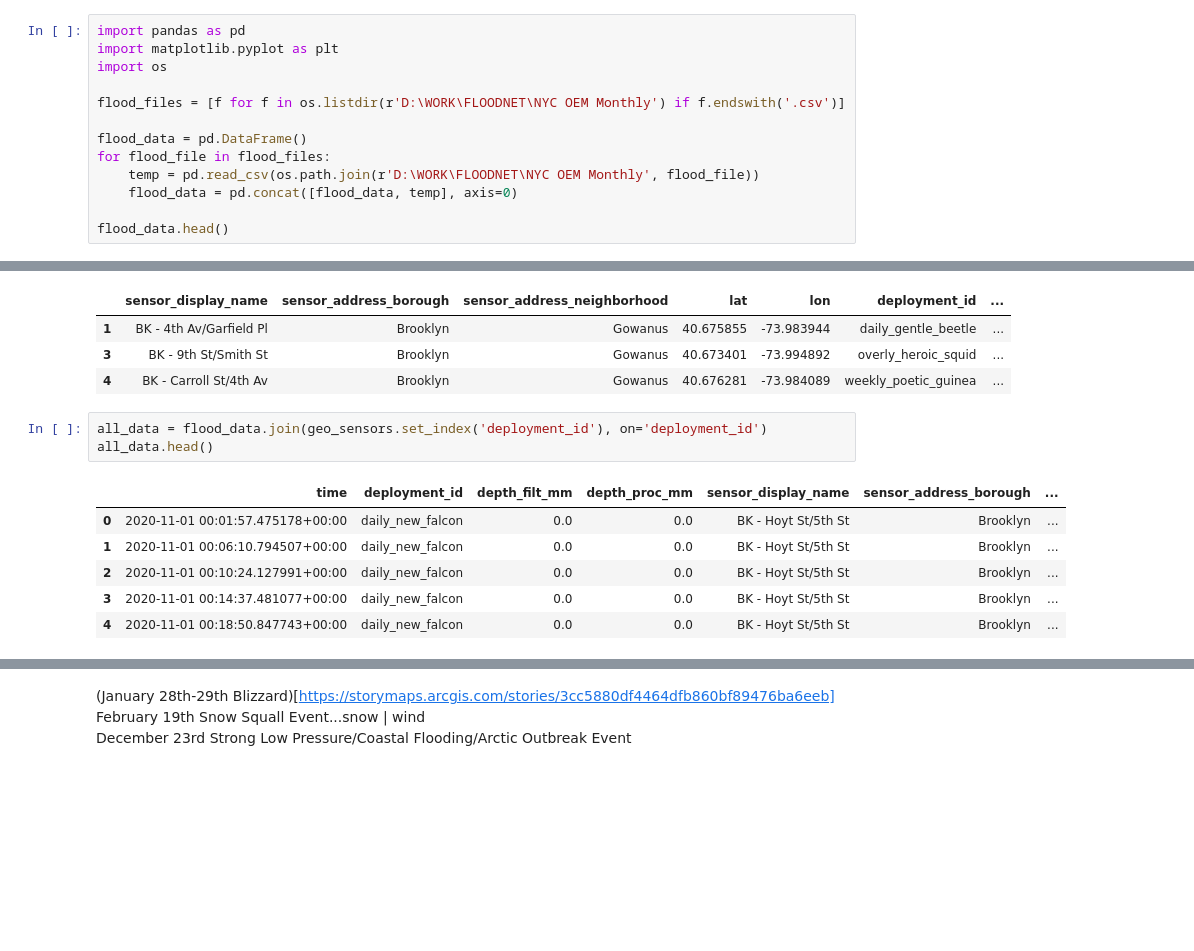
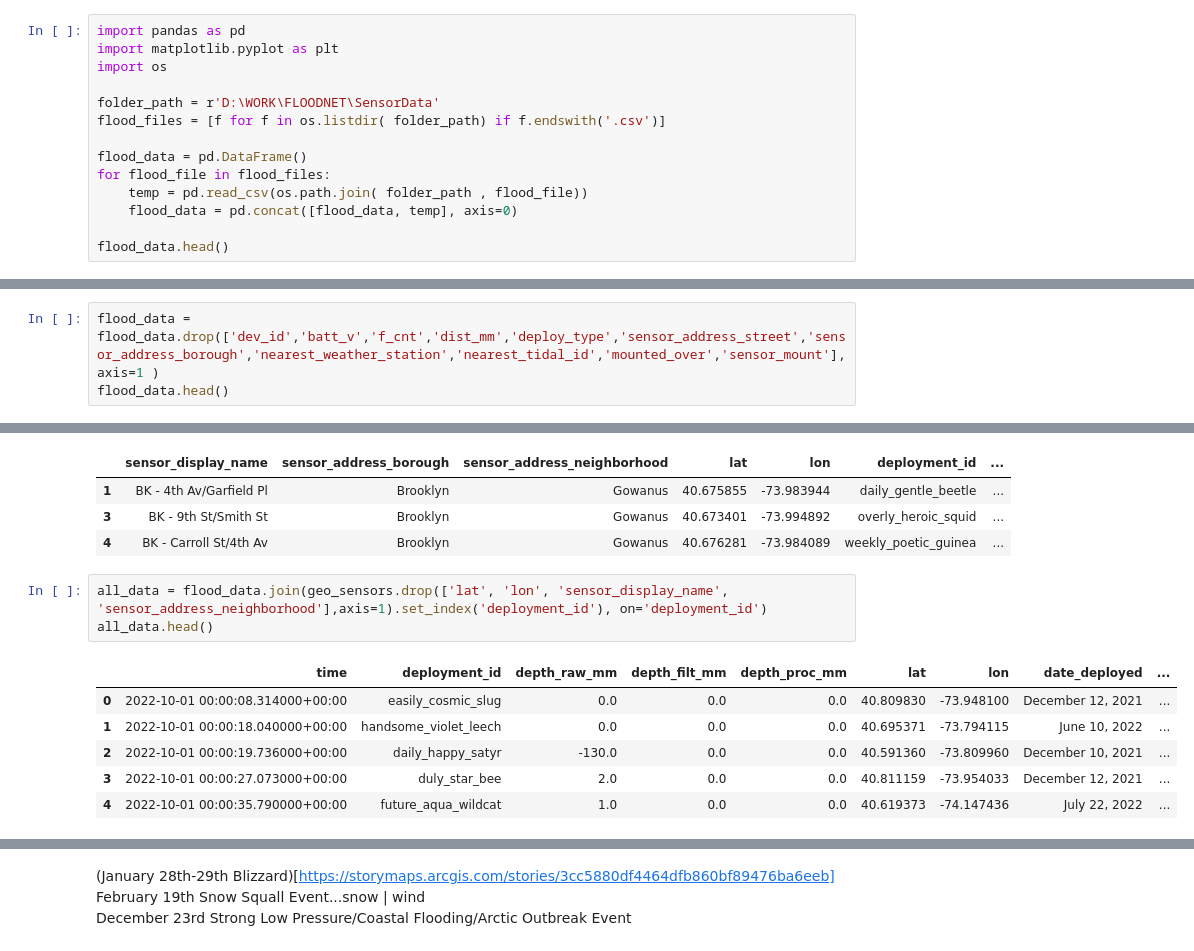
Before and after one commit to cankadir/FloodAnalysis, a Jupyter notebook: PY/Visualization_Tests.ipynb, the cells around one changed output, grey strips where cells are left out. Saved outputs shown, nothing was run; the diff lists cells and outputs as text; blank space fills up the shorter version.

```diff
--- a/PY/Visualization_Tests.ipynb
+++ b/PY/Visualization_Tests.ipynb
@@ -3,11 +3,12 @@ import pandas as pd
 import matplotlib.pyplot as plt
 import os
 
-flood_files = [f for f in os.listdir(r'D:\WORK\FLOODNET\NYC OEM Monthly') if f.endswith('.csv')]
+folder_path = r'D:\WORK\FLOODNET\SensorData'
+flood_files = [f for f in os.listdir( folder_path) if f.endswith('.csv')]
 
 flood_data = pd.DataFrame()
 for flood_file in flood_files:
-    temp = pd.read_csv(os.path.join(r'D:\WORK\FLOODNET\NYC OEM Monthly', flood_file))
+    temp = pd.read_csv(os.path.join( folder_path , flood_file))
     flood_data = pd.concat([flood_data, temp], axis=0)
 
 flood_data.head()
@@ -20,0 +22,3 @@ flood_data.head()
+# %%
+flood_data = flood_data.drop(['dev_id','batt_v','f_cnt','dist_mm','deploy_type','sensor_address_street','sensor_address_borough','nearest_weather_station','nearest_tidal_id','mounted_over','sensor_mount'], axis=1 )
+flood_data.head()
@@ -82,15 +74,15 @@ geo_sensors.head(3)
 | 3 | BK - 9th St/Smith St | Brooklyn | Gowanus | 40.673401 | -73.994892 | overly_heroic_squid | ... |
 | 4 | BK - Carroll St/4th Av | Brooklyn | Gowanus | 40.676281 | -73.984089 | weekly_poetic_guinea | ... |
 # %%
-all_data = flood_data.join(geo_sensors.set_index('deployment_id'), on='deployment_id')
+all_data = flood_data.join(geo_sensors.drop(['lat', 'lon', 'sensor_display_name', 'sensor_address_neighborhood'],axis=1).set_index('deployment_id'), on='deployment_id')
 all_data.head()
 # %% [output]
-|  | time | deployment_id | depth_filt_mm | depth_proc_mm | sensor_display_name | sensor_address_borough | ... |
-| 0 | 2020-11-01 00:01:57.475178+00:00 | daily_new_falcon | 0.0 | 0.0 | BK - Hoyt St/5th St | Brooklyn | ... |
-| 1 | 2020-11-01 00:06:10.794507+00:00 | daily_new_falcon | 0.0 | 0.0 | BK - Hoyt St/5th St | Brooklyn | ... |
-| 2 | 2020-11-01 00:10:24.127991+00:00 | daily_new_falcon | 0.0 | 0.0 | BK - Hoyt St/5th St | Brooklyn | ... |
-| 3 | 2020-11-01 00:14:37.481077+00:00 | daily_new_falcon | 0.0 | 0.0 | BK - Hoyt St/5th St | Brooklyn | ... |
-| 4 | 2020-11-01 00:18:50.847743+00:00 | daily_new_falcon | 0.0 | 0.0 | BK - Hoyt St/5th St | Brooklyn | ... |
+|  | time | deployment_id | depth_raw_mm | depth_filt_mm | depth_proc_mm | lat | lon | date_deployed | ... |
+| 0 | 2022-10-01 00:00:08.314000+00:00 | easily_cosmic_slug | 0.0 | 0.0 | 0.0 | 40.809830 | -73.948100 | December 12, 2021 | ... |
+| 1 | 2022-10-01 00:00:18.040000+00:00 | handsome_violet_leech | 0.0 | 0.0 | 0.0 | 40.695371 | -73.794115 | June 10, 2022 | ... |
+| 2 | 2022-10-01 00:00:19.736000+00:00 | daily_happy_satyr | -130.0 | 0.0 | 0.0 | 40.591360 | -73.809960 | December 10, 2021 | ... |
+| 3 | 2022-10-01 00:00:27.073000+00:00 | duly_star_bee | 2.0 | 0.0 | 0.0 | 40.811159 | -73.954033 | December 12, 2021 | ... |
+| 4 | 2022-10-01 00:00:35.790000+00:00 | future_aqua_wildcat | 1.0 | 0.0 | 0.0 | 40.619373 | -74.147436 | July 22, 2022 | ... |
 # %%
 import numpy as np
 
```
Also changed, not shown: parts of 11 cells of this notebook.
